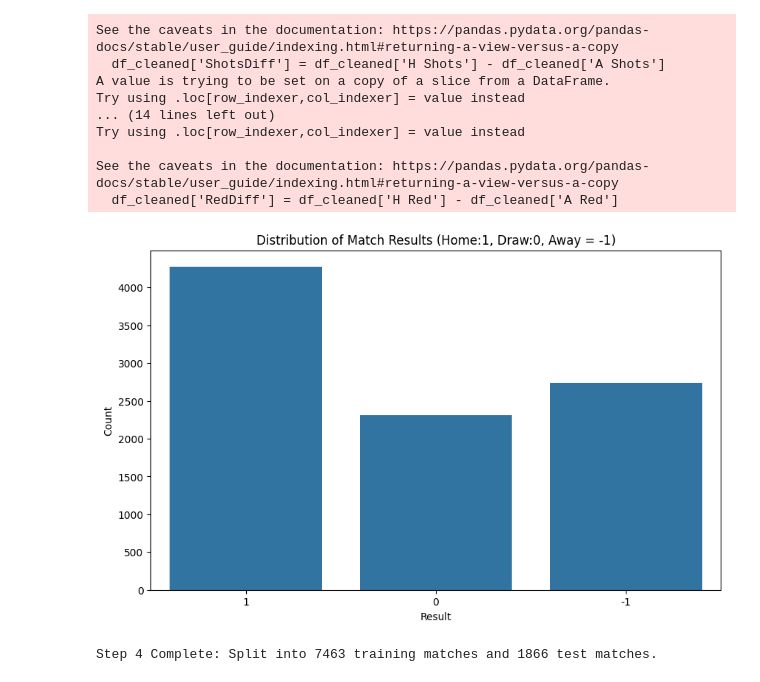
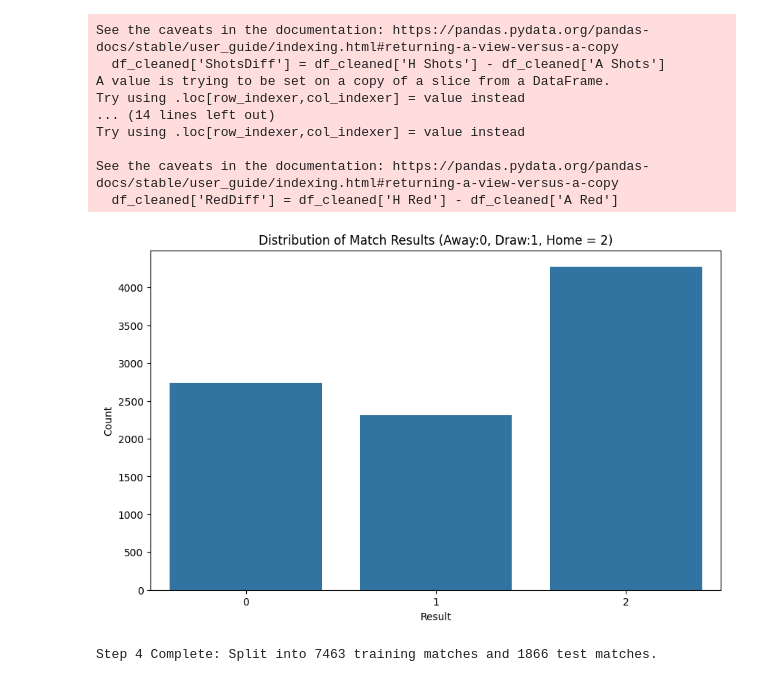
Before and after one commit to sriharimohan/Premier-League-Match-Prediction-using-ML-Models, a Jupyter notebook: Project_Main.ipynb, the cells around one changed output. Saved outputs shown, nothing was run; the diff lists cells and outputs as text; code cells hidden in the pictures.

```diff
--- a/Project_Main.ipynb
+++ b/Project_Main.ipynb
@@ -41,7 +41,7 @@ required_columns = [
 # %%
 df_cleaned = df.dropna(subset=required_columns)
 # %%
-df_cleaned['Result'] = df_cleaned['FT Result'].map({'H': 1, 'D': 0, 'A': -1})
+df_cleaned['Result'] = df_cleaned['FT Result'].map({'A': 0, 'D': 1, 'H': 2})
 # %% [output]
 A value is trying to be set on a copy of a slice from a DataFrame.
 Try using .loc[row_indexer,col_indexer] = value instead
@@ -76,15 +76,15 @@ See the caveats in the documentation: https://pandas.pydata.org/pandas-docs/stab
 # %%
 import matplotlib.pyplot as plt
 import seaborn as sns
 
 plt.figure(figsize=(10, 6))
-sns.countplot(x='Result', data=df_cleaned, order=[1, 0, -1])
-plt.title('Distribution of Match Results (Home:1, Draw:0, Away = -1)')
+sns.countplot(x='Result', data=df_cleaned, order=[0, 1, 2])
+plt.title('Distribution of Match Results (Away:0, Draw:1, Home = 2)')
 plt.xlabel('Result')
 plt.ylabel('Count')
 plt.show()
 # %% [output]
-[figure, old version]
+[figure, new version]
 # %%
 from sklearn.model_selection import train_test_split
 from sklearn.preprocessing import StandardScaler
```
Also changed, not shown: parts of 6 cells of this notebook.
